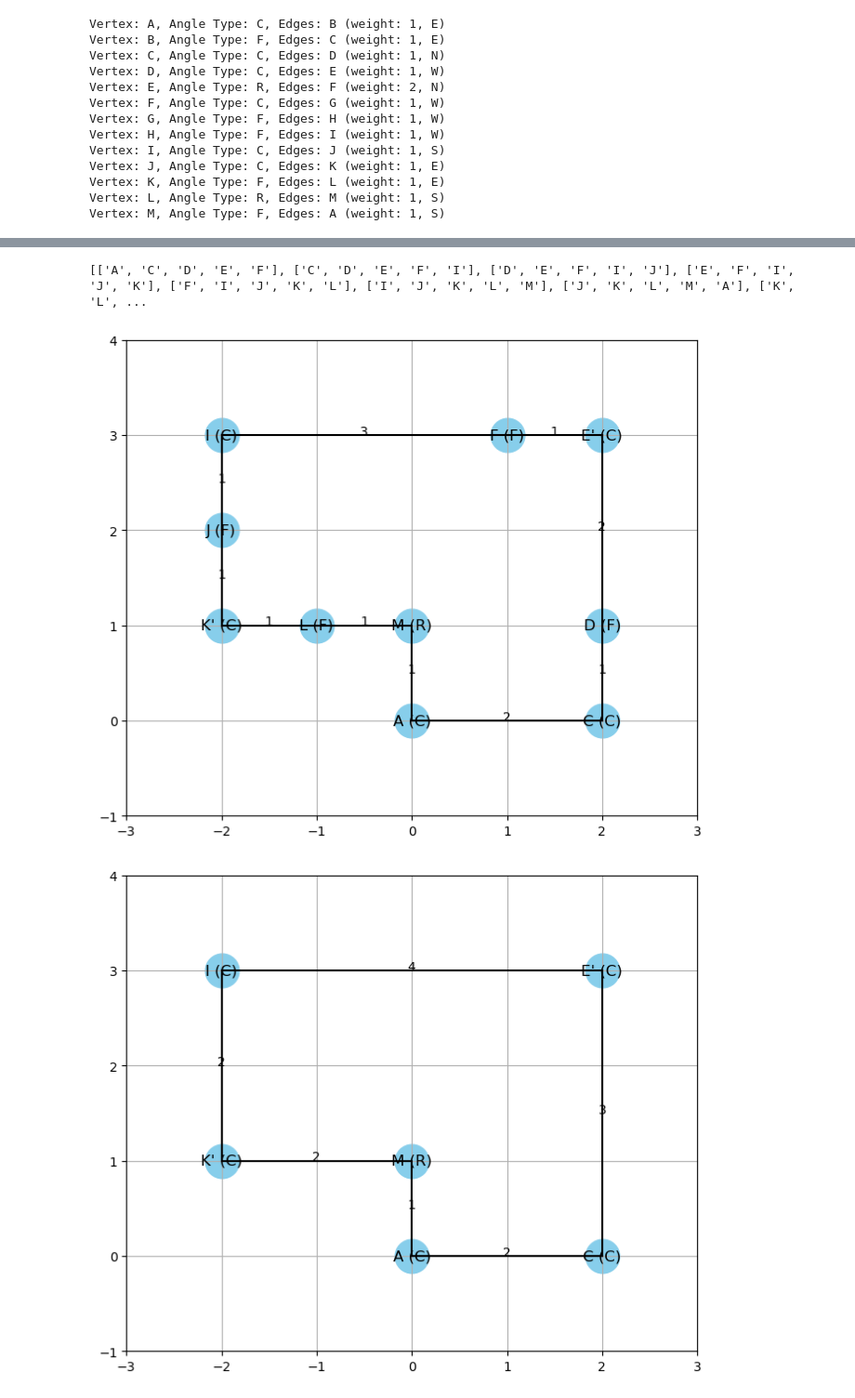
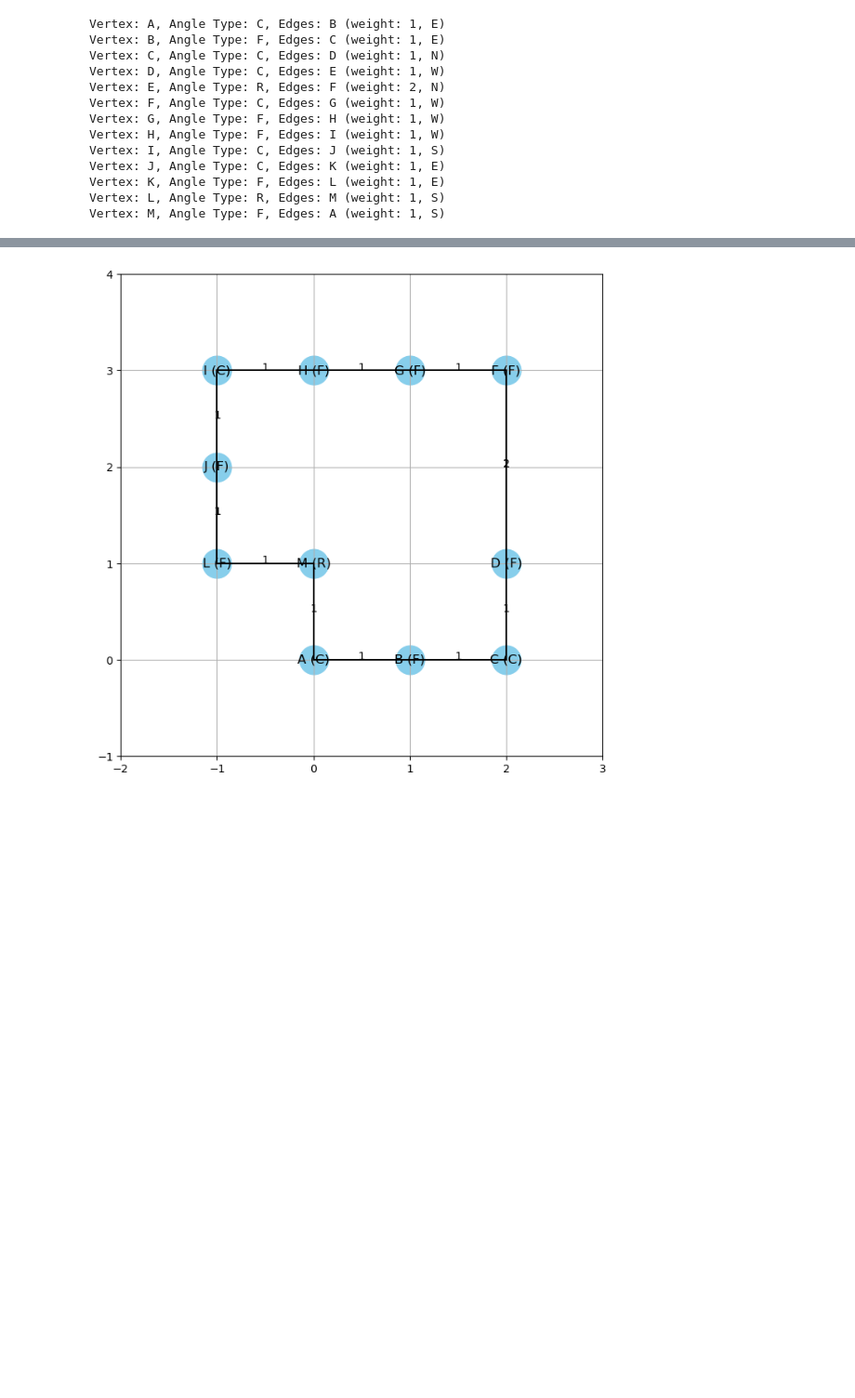
Before and after one commit to KislayTandon22/Graph-Orthogonal-Visualization, a Jupyter notebook: Graph Visualizer/drawing.ipynb, the cells around one changed output, grey strips where cells are left out. Shown: that part at 93% size. Saved outputs shown, nothing was run; the diff lists cells and outputs as text; code cells hidden in the pictures; blank space fills up the shorter version.

Commit message:
Code corrected till reduction 5

```diff
--- a/Graph Visualizer/drawing.ipynb
+++ b/Graph Visualizer/drawing.ipynb
@@ -967,23 +955,6 @@ def find_paths_with_crc(graph):
         dfs(vertex, [vertex])
     return paths
 
-
-def swap_edge_properties(edge1, edge2):
-    edge1_weight = edge1.weight
-    edge1_direction = edge1.direction
-    edge1_length = edge1.length
-
-    edge2_weight = edge2.weight
-    edge2_direction = edge2.direction
-    edge2_length = edge2.length
-
-    edge1.weight = edge2_weight
-    edge1.direction = edge2_direction
-    edge1.length = edge2_length
-
-    edge2.weight = edge1_weight
-    edge2.direction = edge1_direction
-    edge2.length = edge1_length
 
 
 def reduction_5(graph):
@@ -1007,13 +978,16 @@ def reduction_5(graph):
 
             edge_u2_u3 = graph.vertices[u2].edges[u3]
             edge_u3_u4 = graph.vertices[u3].edges[u4]
-            swap_edge_properties(edge_u2_u3, edge_u3_u4)
 
+            # Remove the edges between u2 -> u3 and u3 -> u4
+            del graph.vertices[u2].edges[u3]
+            del graph.vertices[u3].edges[u4]
 
+            # Add the new edges with swapped properties
+            graph.add_edge(u2, u4, weight=edge_u3_u4.weight, direction=edge_u3_u4.direction)
+            graph.add_edge(u4, u2, weight=edge_u2_u3.weight, direction=edge_u2_u3.direction)
 
-
-
-wg= WeightedGraph()
+wg = WeightedGraph()
 wg.add_vertex('A', 'C')
 wg.add_vertex('B', 'F')
 wg.add_vertex('C', 'C')
@@ -1028,33 +1002,21 @@ wg.add_vertex('K', 'R')
 wg.add_vertex('L', 'C')
 wg.add_vertex('M', 'R')
 
-wg.add_edge('A','B',1,'E')
-wg.add_edge('B','C',1,'E')
-wg.add_edge('C','D',1,'N')
-wg.add_edge('D','E',1,'W')
-wg.add_edge('E','F',2,'N')
-wg.add_edge('F','G',1,'W')
-wg.add_edge('G','H',1,'W')
-wg.add_edge('H','I',1,'W')
-wg.add_edge('I','J',1,'S')
-wg.add_edge('J','K',1,'E')
-wg.add_edge('K','L',1,'S')
-wg.add_edge('L','M',1,'E')
-wg.add_edge('M','A',1,'S')
+wg.add_edge('A', 'B', 1, 'E')
+wg.add_edge('B', 'C', 1, 'E')
+wg.add_edge('C', 'D', 1, 'N')
+wg.add_edge('D', 'E', 1, 'W')
+wg.add_edge('E', 'F', 2, 'N')
+wg.add_edge('F', 'G', 1, 'W')
+wg.add_edge('G', 'H', 1, 'W')
+wg.add_edge('H', 'I', 1, 'W')
+wg.add_edge('I', 'J', 1, 'S')
+wg.add_edge('J', 'K', 1, 'E')
+wg.add_edge('K', 'L', 1, 'S')
+wg.add_edge('L', 'M', 1, 'E')
+wg.add_edge('M', 'A', 1, 'S')
 
-
-
-
-reduction1(wg)
-wg.draw_graph()
-print(find_paths_with_crc(wg))
-reduction_5(wg)
-wg.draw_graph()
-reduction1(wg)
 wg.draw_graph()
 reduction_5(wg)
 wg.draw_graph()
-
-reduction1(wg)
-wg.print_graph()
 # %% [output]
@@ -1062,3 +1024 @@ wg.print_graph()
-[['A', 'C', 'D', 'E', 'F'], ['C', 'D', 'E', 'F', 'I'], ['D', 'E', 'F', 'I', 'J'], ['E', 'F', 'I', 'J', 'K'], ['F', 'I', 'J', 'K', 'L'], ['I', 'J', 'K', 'L', 'M'], ['J', 'K', 'L', 'M', 'A'], ['K', 'L', ...
-[figure, old version]
+[figure, new version]
-[figure, removed]
```
Also changed, not shown: parts of 5 cells of this notebook.
